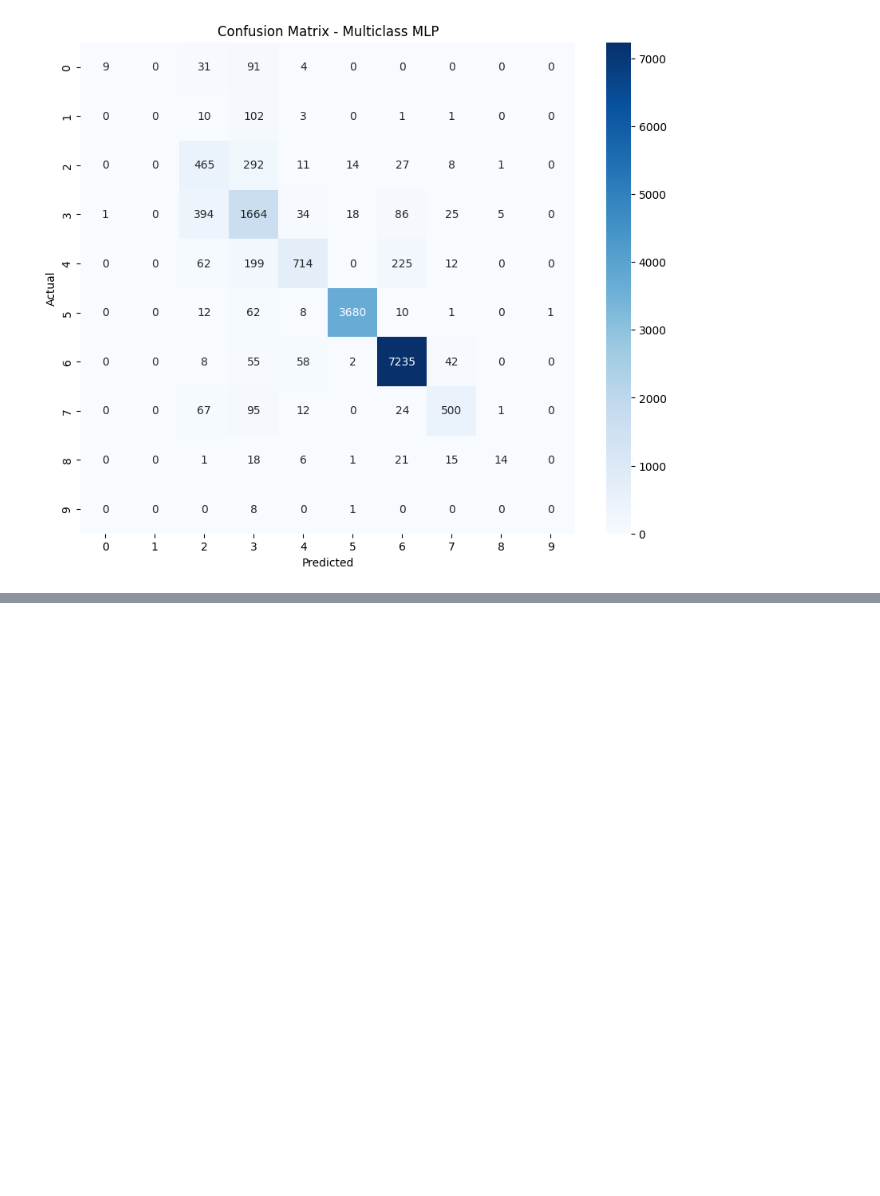
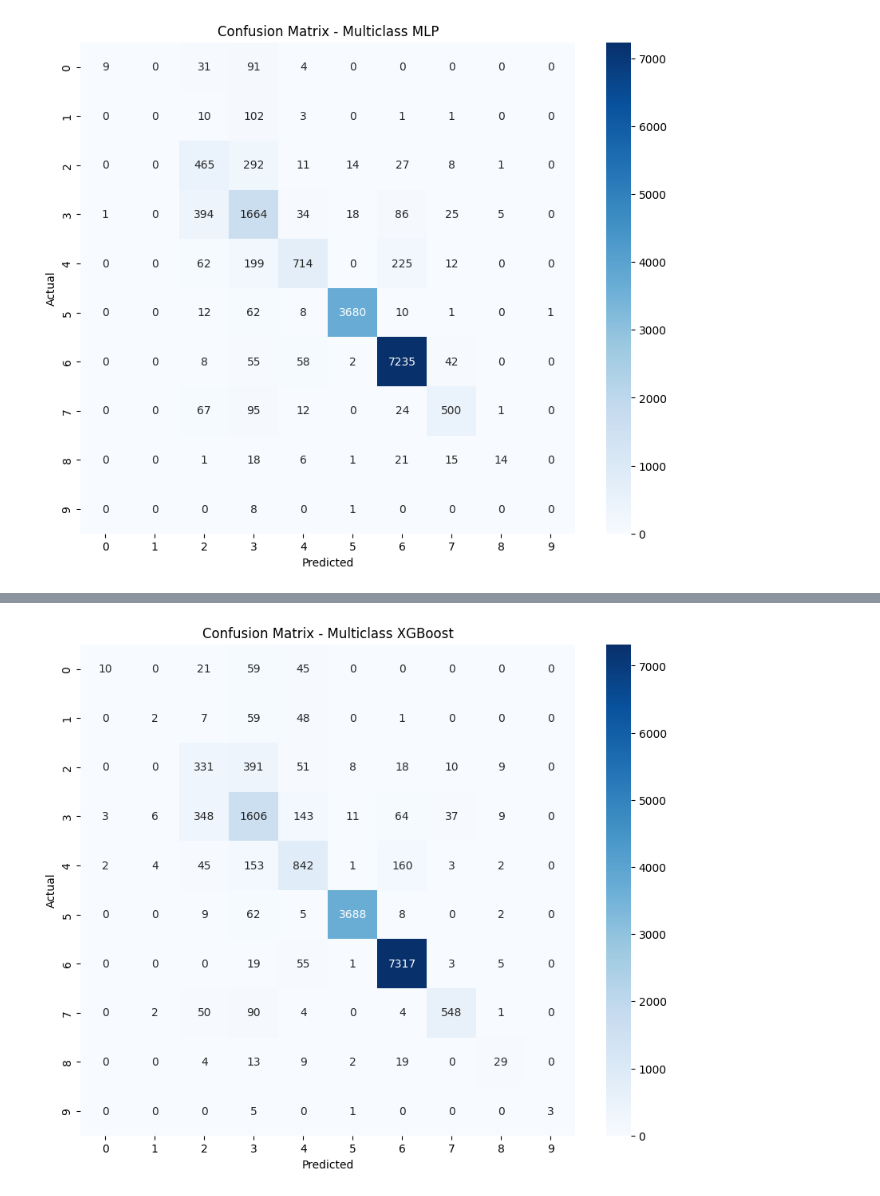
Before and after one commit to Vivek1819/network-intrusion-detection, a Jupyter notebook: notebooks/experiment.ipynb, the cells around one changed output, grey strips where cells are left out. Cells and saved outputs as stored; diff of their text form; code cells hidden in the pictures; blank space fills up the shorter version.

Commit message:
Binary model + XGBoost Added

```diff
--- a/notebooks/experiment.ipynb
+++ b/notebooks/experiment.ipynb
@@ -198,3 +180,73 @@ Accuracy: 0.8672496508167851
    macro avg       0.63      0.48      0.50     16467
 weighted avg       0.87      0.87      0.86     16467
 [figure]
+# %%
+# ===============================
+# XGBoost Classifier (Multiclass)
+# ===============================
+import pandas as pd
+import numpy as np
+from xgboost import XGBClassifier
+from sklearn.metrics import classification_report, accuracy_score, confusion_matrix
+from sklearn.preprocessing import LabelEncoder, StandardScaler
+from sklearn.model_selection import train_test_split
+import seaborn as sns
+import matplotlib.pyplot as plt
+
+# Load Dataset
+df = pd.read_csv("../data/UNSW_NB15_training-set.csv")
+drop_cols = ['id', 'srcip', 'sport', 'dstip', 'dsport', 'label']
+df = df.drop(columns=[c for c in drop_cols if c in df.columns])
+cat_cols = ['proto', 'service', 'state']
+for col in cat_cols:
+    df[col] = LabelEncoder().fit_transform(df[col])
+
+# Define features (X) and target (y)
+X = df.drop(columns=['attack_cat'])
+y = df['attack_cat']
+y = LabelEncoder().fit_transform(y)
+
+# Train/Test Split
+X_train, X_test, y_train, y_test = train_test_split(
+    X, y, test_size=0.2, random_state=42, stratify=y
+)
+
+# Scale numerical features
+scaler = StandardScaler()
+X_train = scaler.fit_transform(X_train)
+X_test = scaler.transform(X_test)
+
+# Define XGBoost model
+xgb_model = XGBClassifier(
+    objective='multi:softmax',   # multiclass classification
+    num_class=len(np.unique(y)), # number of classes
+    eval_metric='mlogloss',
+    n_estimators=300,
+    learning_rate=0.1,
+    max_depth=8,
+    subsample=0.8,
+    colsample_bytree=0.8,
+    random_state=42,
+    n_jobs=-1
+)
+
+# Train
+xgb_model.fit(X_train, y_train)
+
+# Predict
+y_pred_xgb = xgb_model.predict(X_test)
+
+# Evaluate
+print("XGBoost Classifier Results:")
+print("Accuracy:", accuracy_score(y_test, y_pred_xgb))
+print(classification_report(y_test, y_pred_xgb, zero_division=0))
+
+# Confusion Matrix
+cm_xgb = confusion_matrix(y_test, y_pred_xgb)
+plt.figure(figsize=(10, 8))
+sns.heatmap(cm_xgb, annot=True, fmt="d", cmap="Blues")
+plt.xlabel("Predicted")
+plt.ylabel("Actual")
+plt.title("Confusion Matrix - Multiclass XGBoost")
+plt.show()
+# %% [output]
@@ -200,0 +271 @@ weighted avg       0.87      0.87      0.86     16467
+[figure, added]
```
Also changed, not shown: parts of 3 cells of this notebook, 4 other files.
